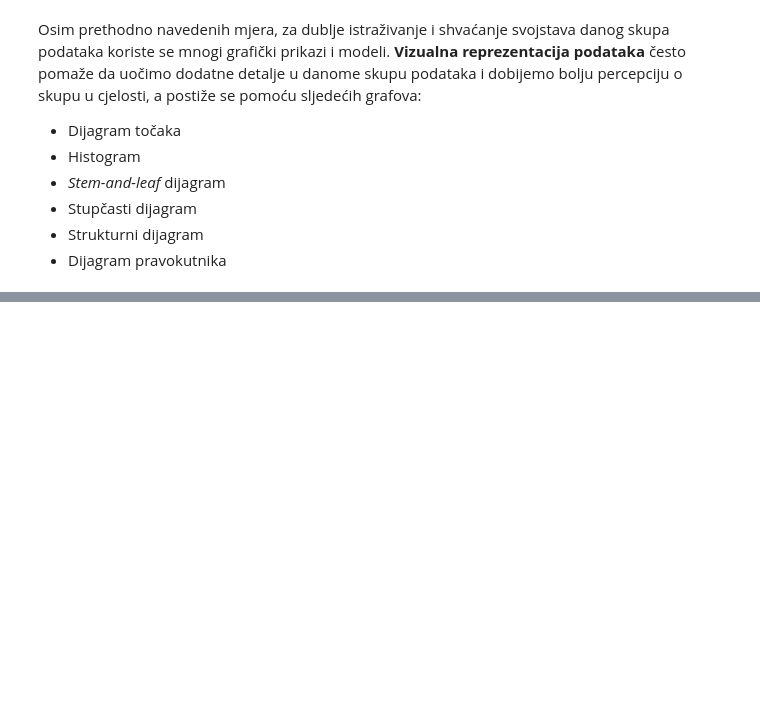
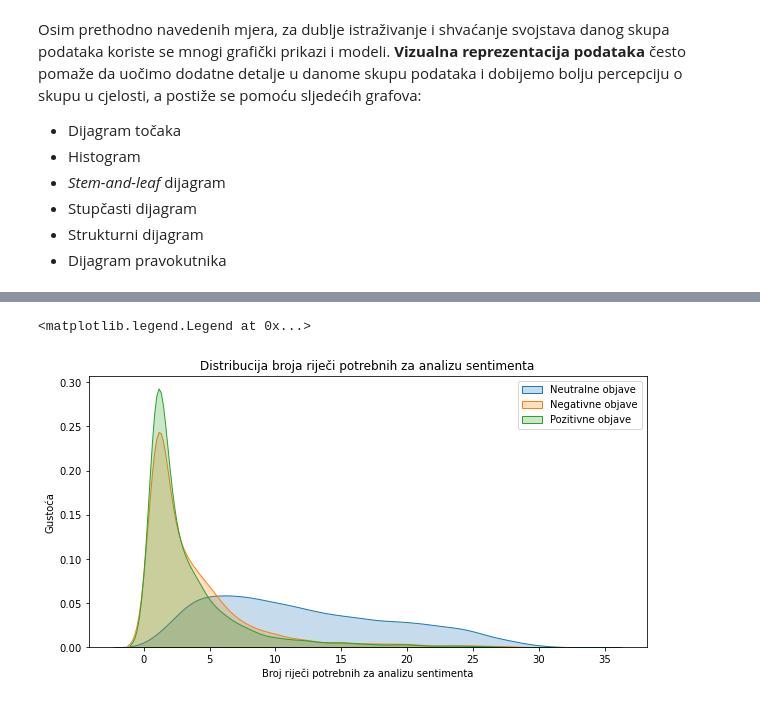
Before and after one commit to anazebi/Matematicki-softver, a Jupyter notebook: Opisna statistika esej.ipynb, the cells around one changed output, grey strips where cells are left out. Saved outputs shown, nothing was run; the diff lists cells and outputs as text; code cells hidden in the pictures; blank space fills up the shorter version.

```diff
--- a/Opisna statistika esej.ipynb
+++ b/Opisna statistika esej.ipynb
@@ -44,0 +158,15 @@ Opažene vrijednosti $x_1, x_2, ... x_n$ varijable $X$ na određenom statističk
+# %%
+fig, ax = plt.subplots(figsize = (10, 5))
+
+sns.kdeplot(df_podaci['selected_text_count'][df_podaci['sentiment'] == 'neutral'], shade = True, label = 'Neutralne objave', legend = True)
+sns.kdeplot(df_podaci['selected_text_count'][df_podaci['sentiment'] == 'negative'], shade = True, label = 'Negativne objave', legend = True)
+sns.kdeplot(df_podaci['selected_text_count'][df_podaci['sentiment'] == 'positive'], shade = True, label = 'Pozitivne objave', legend = True)
+
+plt.title('Distribucija broja riječi potrebnih za analizu sentimenta')
+plt.gca().set_ylabel('Gustoća')
+plt.gca().set_xlabel('Broj riječi potrebnih za analizu sentimenta')
+
+plt.legend()
+# %% [output]
+<matplotlib.legend.Legend at 0x...>
+[figure, added]
```
Also changed, not shown: parts of 42 cells of this notebook.
